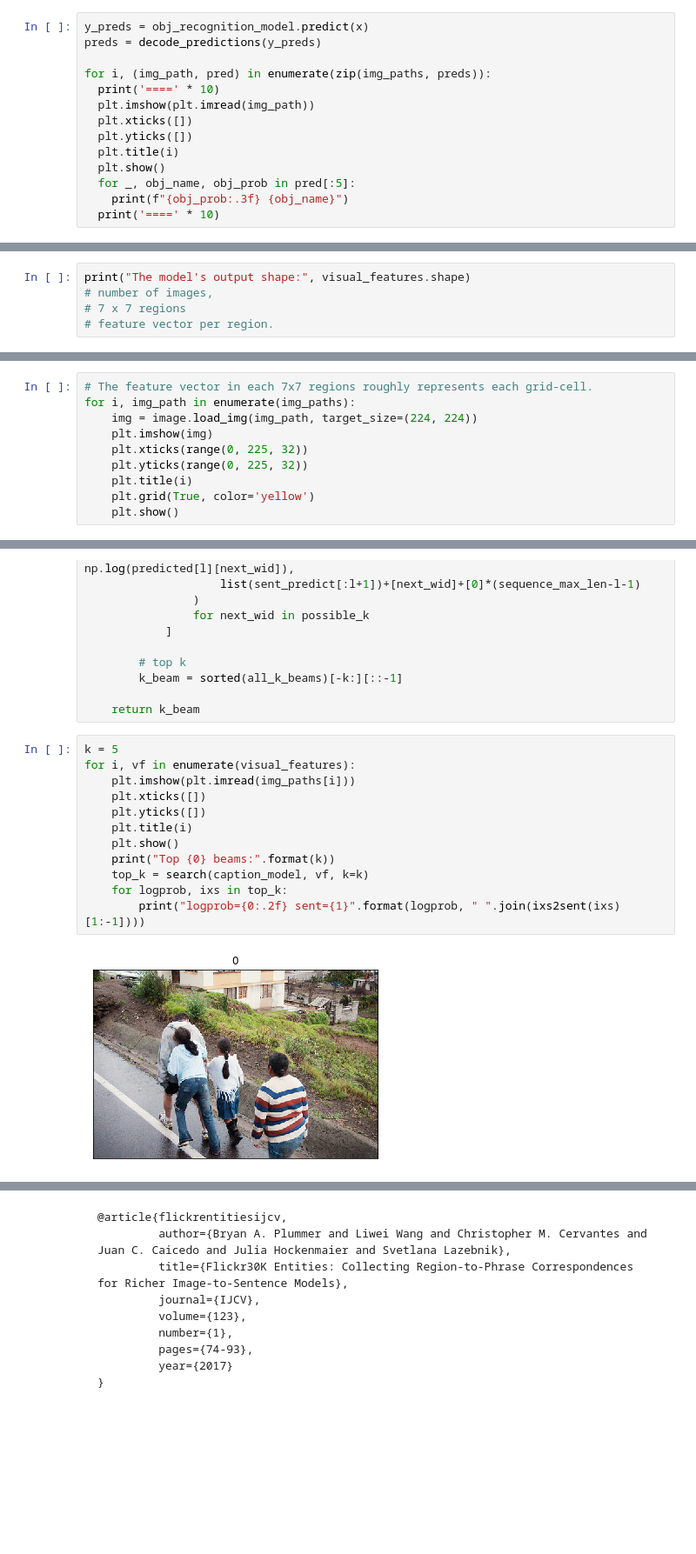
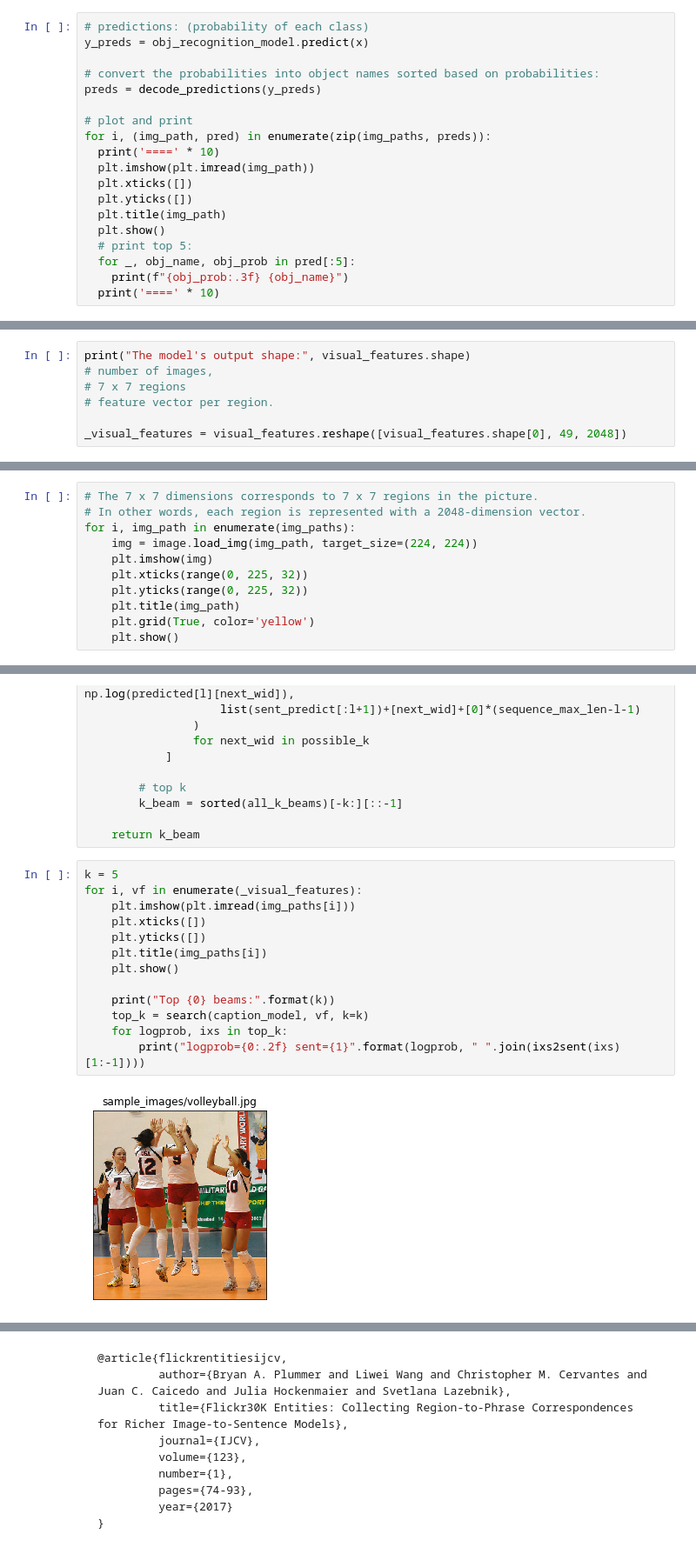
Before and after one commit to mmehdig/apl-esslli-19-material, a Jupyter notebook: 2-language-models-part2/encoder-decoder_image_description.ipynb, the cells around one changed output, grey strips where cells are left out. Shown at 87% size. Saved outputs shown, nothing was run; the diff lists cells and outputs as text; blank space fills up the shorter version.

```diff
--- a/2-language-models-part2/encoder-decoder_image_description.ipynb
+++ b/2-language-models-part2/encoder-decoder_image_description.ipynb
@@ -61,16 +68,21 @@ imgs = np.array([
 
 x = preprocess_input(imgs)
 # %%
+# predictions: (probability of each class)
 y_preds = obj_recognition_model.predict(x)
+
+# convert the probabilities into object names sorted based on probabilities:
 preds = decode_predictions(y_preds)
 
+# plot and print
 for i, (img_path, pred) in enumerate(zip(img_paths, preds)):
   print('====' * 10)
   plt.imshow(plt.imread(img_path))
   plt.xticks([])
   plt.yticks([])
-  plt.title(i)
+  plt.title(img_path)
   plt.show()
+  # print top 5:
   for _, obj_name, obj_prob in pred[:5]:
     print(f"{obj_prob:.3f} {obj_name}")
   print('====' * 10)
@@ -134,4 +133,6 @@ print("The model's output shape:", visual_features.shape)
 # number of images,
 # 7 x 7 regions
 # feature vector per region.
+
+_visual_features = visual_features.reshape([visual_features.shape[0], 49, 2048])
 # %% [output]
@@ -139,11 +140,12 @@ The model's output shape: (5, 7, 7, 2048)
 # %%
-# The feature vector in each 7x7 regions roughly represents each grid-cell.
+# The 7 x 7 dimensions corresponds to 7 x 7 regions in the picture.
+# In other words, each region is represented with a 2048-dimension vector.
 for i, img_path in enumerate(img_paths):
     img = image.load_img(img_path, target_size=(224, 224))
     plt.imshow(img)
     plt.xticks(range(0, 225, 32))
     plt.yticks(range(0, 225, 32))
-    plt.title(i)
+    plt.title(img_path)
     plt.grid(True, color='yellow')
     plt.show()
 # %% [output]
@@ -314,16 +282,17 @@ def search(model, src_input, k=1, sequence_max_len=25):
     return k_beam
 # %%
 k = 5
-for i, vf in enumerate(visual_features):
+for i, vf in enumerate(_visual_features):
     plt.imshow(plt.imread(img_paths[i]))
     plt.xticks([])
     plt.yticks([])
-    plt.title(i)
+    plt.title(img_paths[i])
     plt.show()
+
     print("Top {0} beams:".format(k))
     top_k = search(caption_model, vf, k=k)
     for logprob, ixs in top_k:
         print("logprob={0:.2f} sent={1}".format(logprob, " ".join(ixs2sent(ixs)[1:-1])))
 # %% [output]
-[figure, old version]
+[figure, new version]
 Top 5 beams:
```
Also changed, not shown: parts of 14 cells of this notebook.
